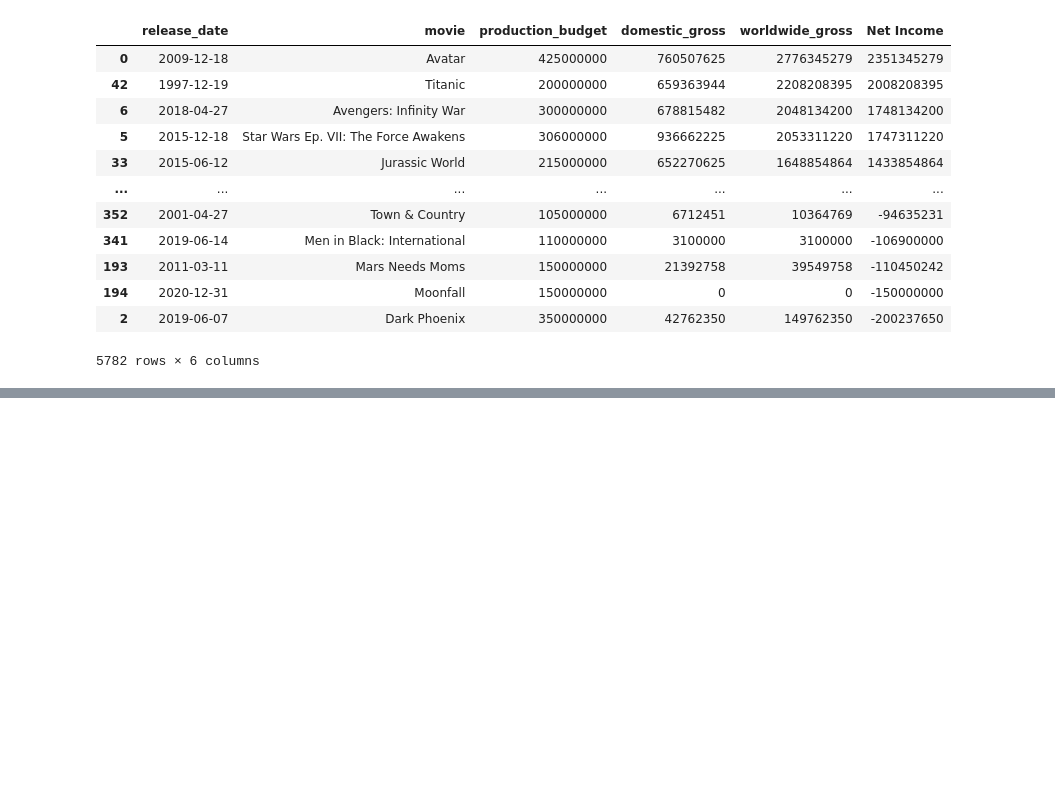
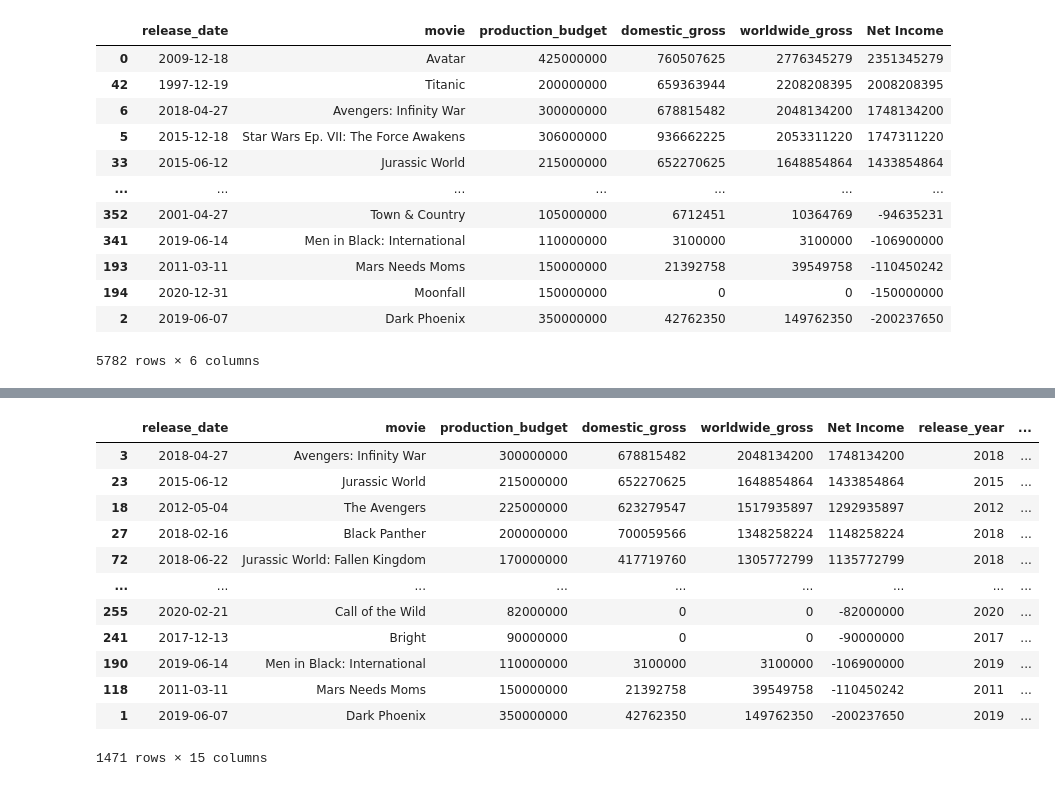
Before and after one commit to learn-co-curriculum/dsc-phase-1-project-v2-4, a Jupyter notebook: student.ipynb, the cells around one changed output, grey strips where cells are left out. Cells and saved outputs as stored; diff of their text form; code cells hidden in the pictures; blank space fills up the shorter version.

```diff
--- a/student.ipynb
+++ b/student.ipynb
@@ -281,0 +363,17 @@ TN_clean.sort_values(by=['Net Income'], ascending=False)
+# %%
+Movies_DF = pd.merge(TN_clean, IMDB_Merged, left_on = ["movie","release_year"], right_on = ["original_title","start_year"], how = "inner")
+Movies_DF.sort_values(by='Net Income', ascending= False)
+# %% [output]
+|  | release_date | movie | production_budget | domestic_gross | worldwide_gross | Net Income | release_year | ... |
+| 3 | 2018-04-27 | Avengers: Infinity War | 300000000 | 678815482 | 2048134200 | 1748134200 | 2018 | ... |
+| 23 | 2015-06-12 | Jurassic World | 215000000 | 652270625 | 1648854864 | 1433854864 | 2015 | ... |
+| 18 | 2012-05-04 | The Avengers | 225000000 | 623279547 | 1517935897 | 1292935897 | 2012 | ... |
+| 27 | 2018-02-16 | Black Panther | 200000000 | 700059566 | 1348258224 | 1148258224 | 2018 | ... |
+| 72 | 2018-06-22 | Jurassic World: Fallen Kingdom | 170000000 | 417719760 | 1305772799 | 1135772799 | 2018 | ... |
+| ... | ... | ... | ... | ... | ... | ... | ... | ... |
+| 255 | 2020-02-21 | Call of the Wild | 82000000 | 0 | 0 | -82000000 | 2020 | ... |
+| 241 | 2017-12-13 | Bright | 90000000 | 0 | 0 | -90000000 | 2017 | ... |
+| 190 | 2019-06-14 | Men in Black: International | 110000000 | 3100000 | 3100000 | -106900000 | 2019 | ... |
+| 118 | 2011-03-11 | Mars Needs Moms | 150000000 | 21392758 | 39549758 | -110450242 | 2011 | ... |
+| 1 | 2019-06-07 | Dark Phoenix | 350000000 | 42762350 | 149762350 | -200237650 | 2019 | ... |
+1471 rows × 15 columns
```
Also changed, not shown: parts of 12 cells of this notebook.
